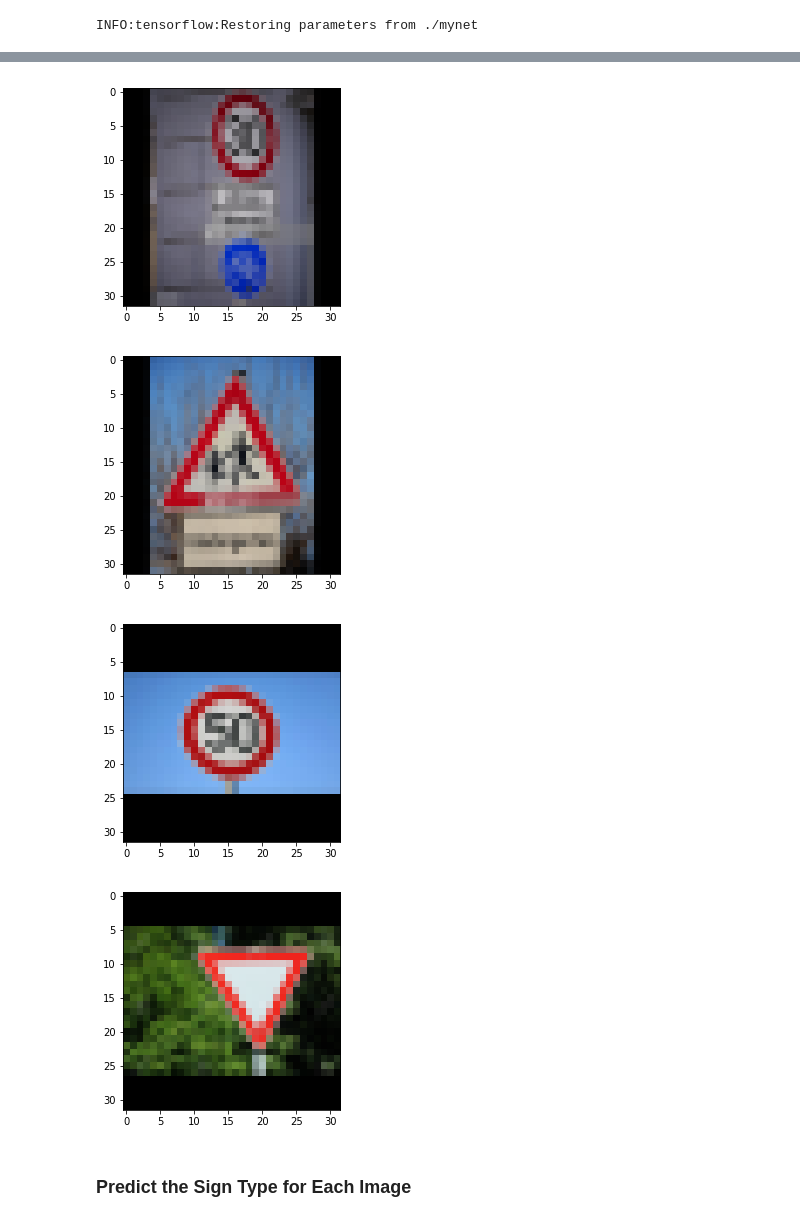
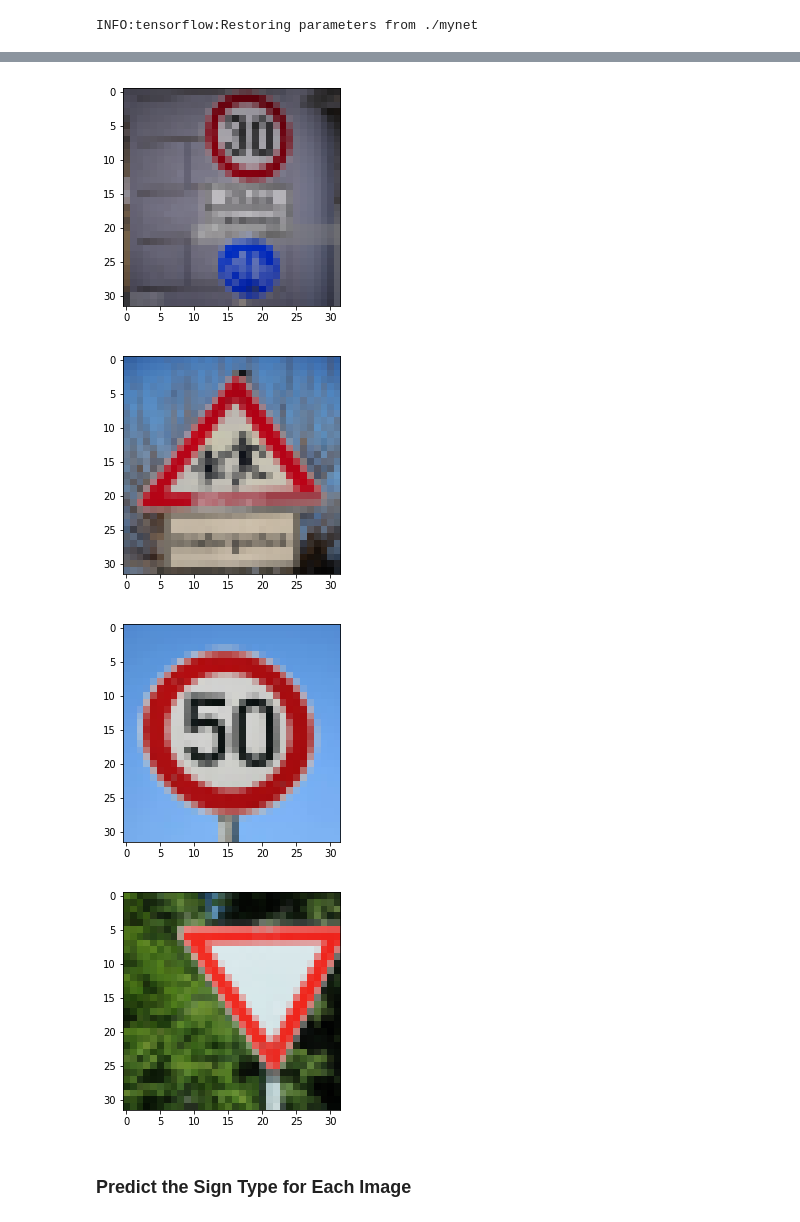
Before and after one commit to hiromichinomata/CarND-Traffic-Sign-Classifier-Project, a Jupyter notebook: Traffic_Sign_Classifier.ipynb, the cells around one changed output, grey strips where cells are left out. Saved outputs shown, nothing was run; the diff lists cells and outputs as text; code cells hidden in the pictures.

```diff
--- a/Traffic_Sign_Classifier.ipynb
+++ b/Traffic_Sign_Classifier.ipynb
@@ -232,9 +250,10 @@ sets imply underfitting. A high accuracy on the training set but low accuracy on
 ### Feel free to use as many code cells as needed.
 x = tf.placeholder(tf.float32, (None, 32, 32, 3))
 y = tf.placeholder(tf.int32, (None))
+keep_prob = tf.placeholder(tf.float32, (None))
 one_hot_y = tf.one_hot(y, n_classes)
 # %%
-logits = MyNet(x)
+logits = MyNet(x, keep_prob)
 cross_entropy = tf.nn.softmax_cross_entropy_with_logits(labels=one_hot_y, logits=logits)
 loss_operation = tf.reduce_mean(cross_entropy)
 optimizer = tf.train.AdamOptimizer(learning_rate = rate)
@@ -250,11 +269,11 @@ def evaluate(X_data, y_data):
     sess = tf.get_default_session()
     for offset in range(0, num_examples, BATCH_SIZE):
         batch_x, batch_y = X_data[offset:offset+BATCH_SIZE], y_data[offset:offset+BATCH_SIZE]
-        accuracy = sess.run(accuracy_operation, feed_dict={x: batch_x, y: batch_y})
+        accuracy = sess.run(accuracy_operation, feed_dict={x: batch_x, y: batch_y, keep_prob: 1.0})
         total_accuracy += (accuracy * len(batch_x))
     return total_accuracy / num_examples
 # %%
-with tf.Session() as sess:
+with tf.Session(config=config) as sess:
     sess.run(tf.global_variables_initializer())
     num_examples = len(X_train_n)
 
@@ -265,7 +284,7 @@ with tf.Session() as sess:
         for offset in range(0, num_examples, BATCH_SIZE):
             end = offset + BATCH_SIZE
             batch_x, batch_y = X_train_n[offset:end], y_train[offset:end]
-            sess.run(training_operation, feed_dict={x: batch_x, y: batch_y})
+            sess.run(training_operation, feed_dict={x: batch_x, y: batch_y, keep_prob: KEEP_PROB})
 
         train_accuracy = evaluate(X_train_n, y_train)
         validation_accuracy = evaluate(X_valid_n, y_valid)
@@ -321,12 +340,14 @@ images = []
 for i in range(5):
     imgpath = "./images/" + str(i) + ".jpg"
     img = plt.imread(imgpath, format='jpeg')
-    max_square = np.array([max(img.shape)] * 4)
-    minus_square = np.array([img.shape[0], img.shape[0], img.shape[1], img.shape[1]])
-    borders = max_square - minus_square
-    borders = [int(border/2) for border in borders]
-    img = cv2.copyMakeBorder(img, *borders ,cv2.BORDER_CONSTANT)
-    img = cv2.resize(img, (32,32), interpolation=cv2.INTER_AREA)
+    if img.shape[0] > img.shape[1]:
+        cropped = img[0:img.shape[0], :]
+    else:
+        left_x = int(img.shape[1]/2.0 - img.shape[0]/2.0)
+        right_x = int(img.shape[1]/2.0 + img.shape[0]/2.0)
+        cropped = img[:, left_x:right_x]
+
+    img = cv2.resize(cropped, (32,32), interpolation=cv2.INTER_AREA)
     images.append(img)
 
 for img in images:
@@ -337,7 +358,7 @@ for img in images:
-[figure, old version]
+[figure, new version]
-[figure, old version]
+[figure, new version]
-[figure, old version]
+[figure, new version]
-[figure, old version]
+[figure, new version]
 # %% [markdown]
 ### Predict the Sign Type for Each Image
 # %%
```
Also changed, not shown: parts of 14 cells of this notebook, 2 other files.
